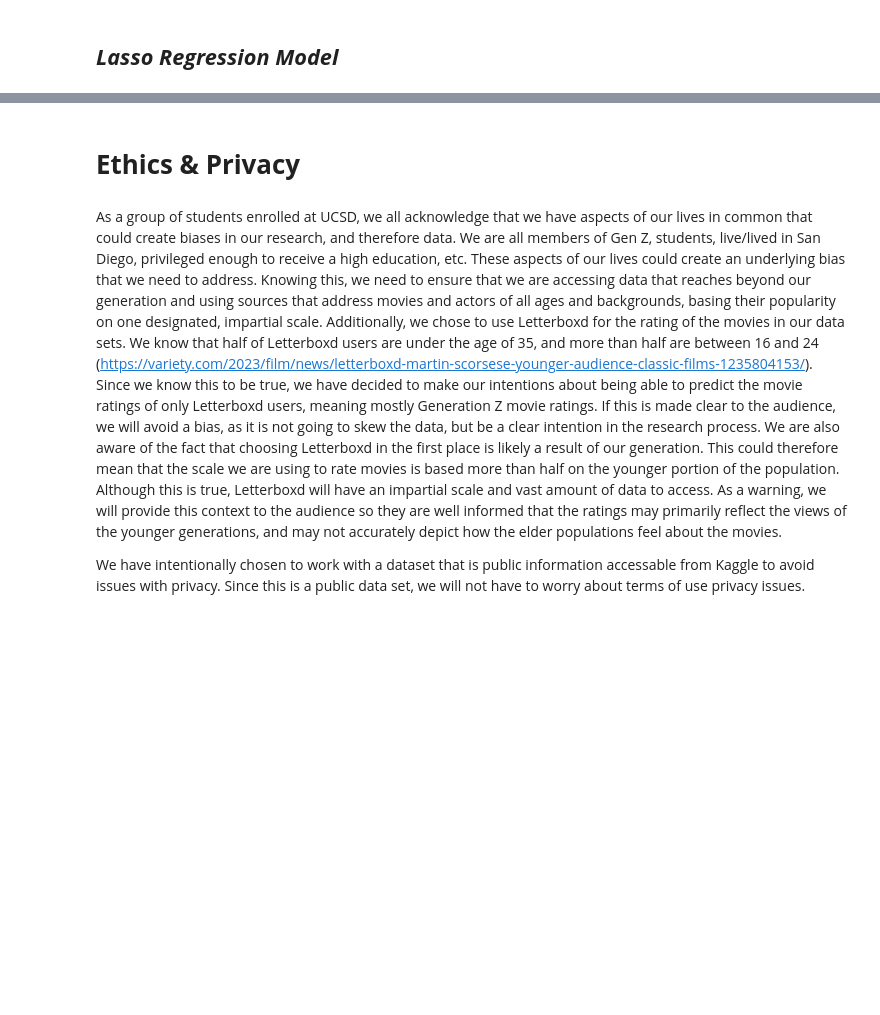
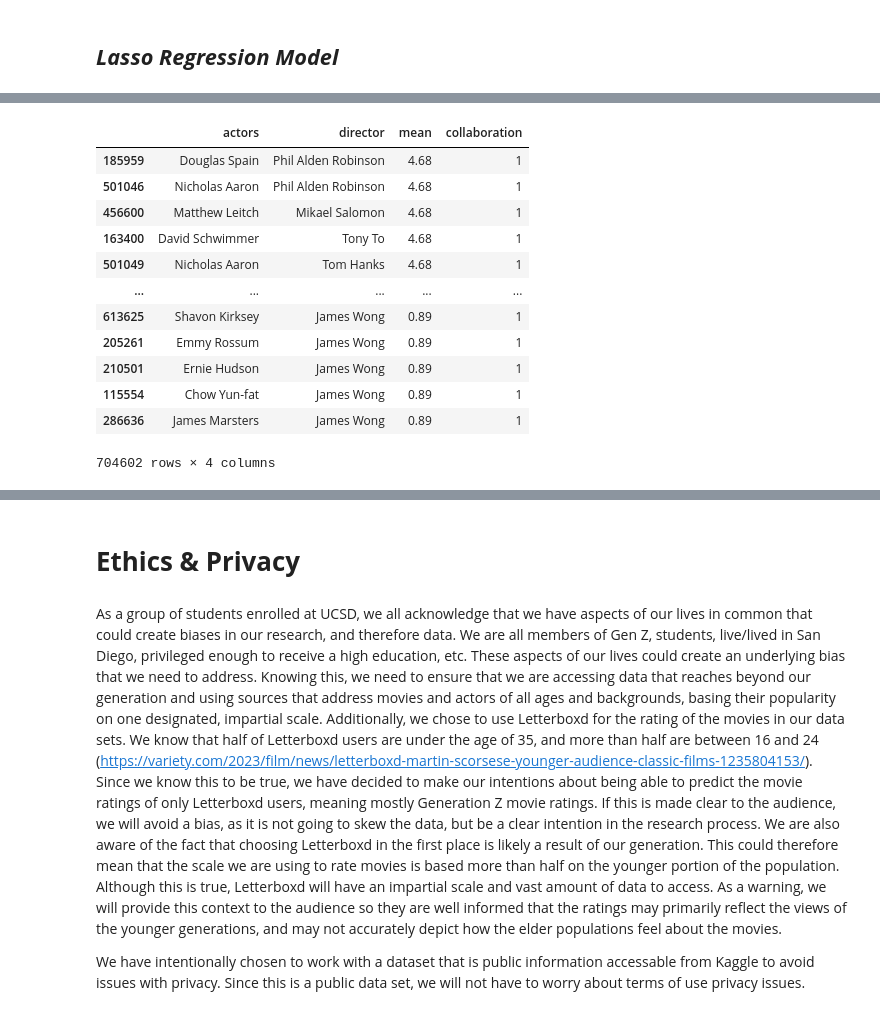
Before and after one commit to COGS108/Group080_WI24, a Jupyter notebook: EDACheckpoint_Group080_WI24.ipynb, the cells around one changed output, grey strips where cells are left out. Saved outputs shown, nothing was run; the diff lists cells and outputs as text; code cells hidden in the pictures; blank space fills up the shorter version.

```diff
--- a/EDACheckpoint_Group080_WI24.ipynb
+++ b/EDACheckpoint_Group080_WI24.ipynb
@@ -861,0 +980,18 @@ Right now, it seems like the common regression models all give out similar Mean
+# %%
+# Sort the actor-director list rating
+grouped_ratings_sorted = grouped_ratings.sort_values(by='mean', ascending=False)
+grouped_ratings_sorted
+# %% [output]
+|  | actors | director | mean | collaboration |
+| 185959 | Douglas Spain | Phil Alden Robinson | 4.68 | 1 |
+| 501046 | Nicholas Aaron | Phil Alden Robinson | 4.68 | 1 |
+| 456600 | Matthew Leitch | Mikael Salomon | 4.68 | 1 |
+| 163400 | David Schwimmer | Tony To | 4.68 | 1 |
+| 501049 | Nicholas Aaron | Tom Hanks | 4.68 | 1 |
+| ... | ... | ... | ... | ... |
+| 613625 | Shavon Kirksey | James Wong | 0.89 | 1 |
+| 205261 | Emmy Rossum | James Wong | 0.89 | 1 |
+| 210501 | Ernie Hudson | James Wong | 0.89 | 1 |
+| 115554 | Chow Yun-fat | James Wong | 0.89 | 1 |
+| 286636 | James Marsters | James Wong | 0.89 | 1 |
+704602 rows × 4 columns
```
Also changed, not shown: parts of 26 cells of this notebook.
